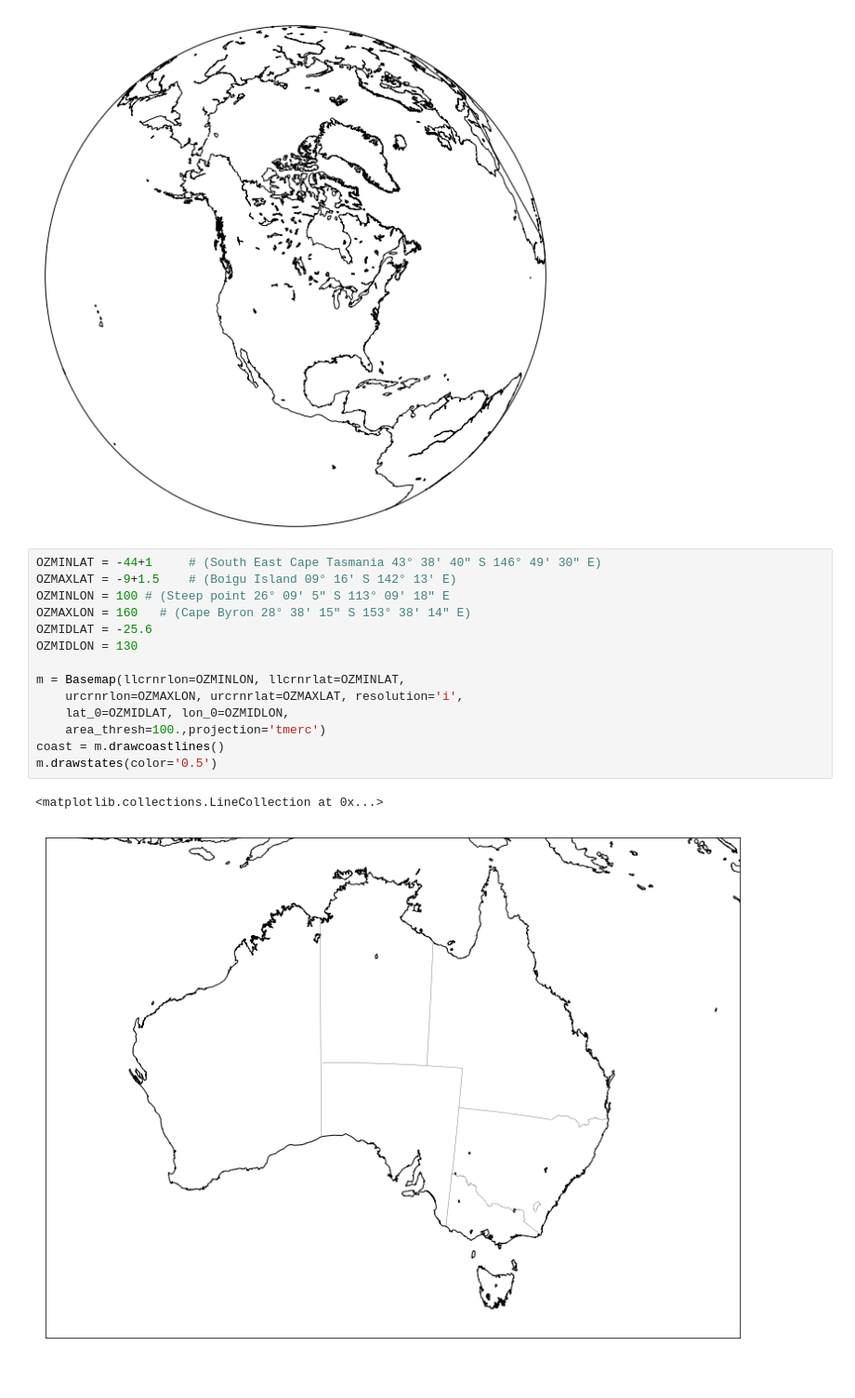
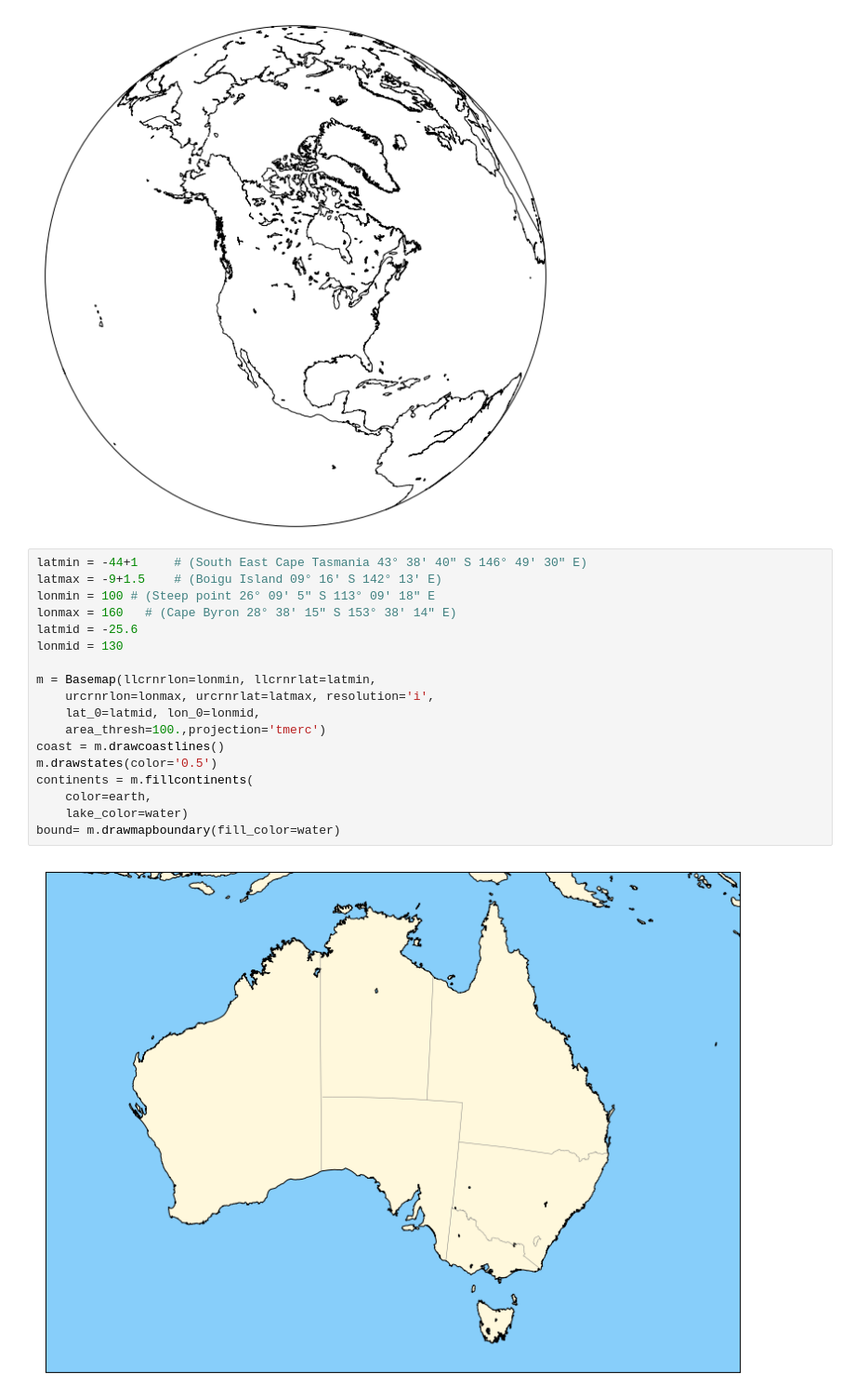
Before and after one commit to tomwyb/code1161base, a Jupyter notebook: basemaptests.ipynb, the cells around one changed output. Shown: that part at 93% size. Saved outputs shown, nothing was run; the diff lists cells and outputs as text; blank space fills up the shorter version.

```diff
--- a/basemaptests.ipynb
+++ b/basemaptests.ipynb
@@ -157,19 +171,22 @@ plt.show()
 # %% [output]
 [figure]
 # %%
-OZMINLAT = -44+1     # (South East Cape Tasmania 43° 38' 40" S 146° 49' 30" E)
-OZMAXLAT = -9+1.5    # (Boigu Island 09° 16' S 142° 13' E)
-OZMINLON = 100 # (Steep point 26° 09' 5" S 113° 09' 18" E
-OZMAXLON = 160   # (Cape Byron 28° 38' 15" S 153° 38' 14" E)
-OZMIDLAT = -25.6
-OZMIDLON = 130
+latmin = -44+1     # (South East Cape Tasmania 43° 38' 40" S 146° 49' 30" E)
+latmax = -9+1.5    # (Boigu Island 09° 16' S 142° 13' E)
+lonmin = 100 # (Steep point 26° 09' 5" S 113° 09' 18" E
+lonmax = 160   # (Cape Byron 28° 38' 15" S 153° 38' 14" E)
+latmid = -25.6
+lonmid = 130
 
-m = Basemap(llcrnrlon=OZMINLON, llcrnrlat=OZMINLAT,
-    urcrnrlon=OZMAXLON, urcrnrlat=OZMAXLAT, resolution='i',
-    lat_0=OZMIDLAT, lon_0=OZMIDLON,
+m = Basemap(llcrnrlon=lonmin, llcrnrlat=latmin,
+    urcrnrlon=lonmax, urcrnrlat=latmax, resolution='i',
+    lat_0=latmid, lon_0=lonmid,
     area_thresh=100.,projection='tmerc')
 coast = m.drawcoastlines()
 m.drawstates(color='0.5')
+continents = m.fillcontinents(
+    color=earth,
+    lake_color=water)
+bound= m.drawmapboundary(fill_color=water)
 # %% [output]
-<matplotlib.collections.LineCollection at 0x...>
-[figure, old version]
+[figure, new version]
```
Also changed, not shown: parts of 7 cells of this notebook, 21 other files.
